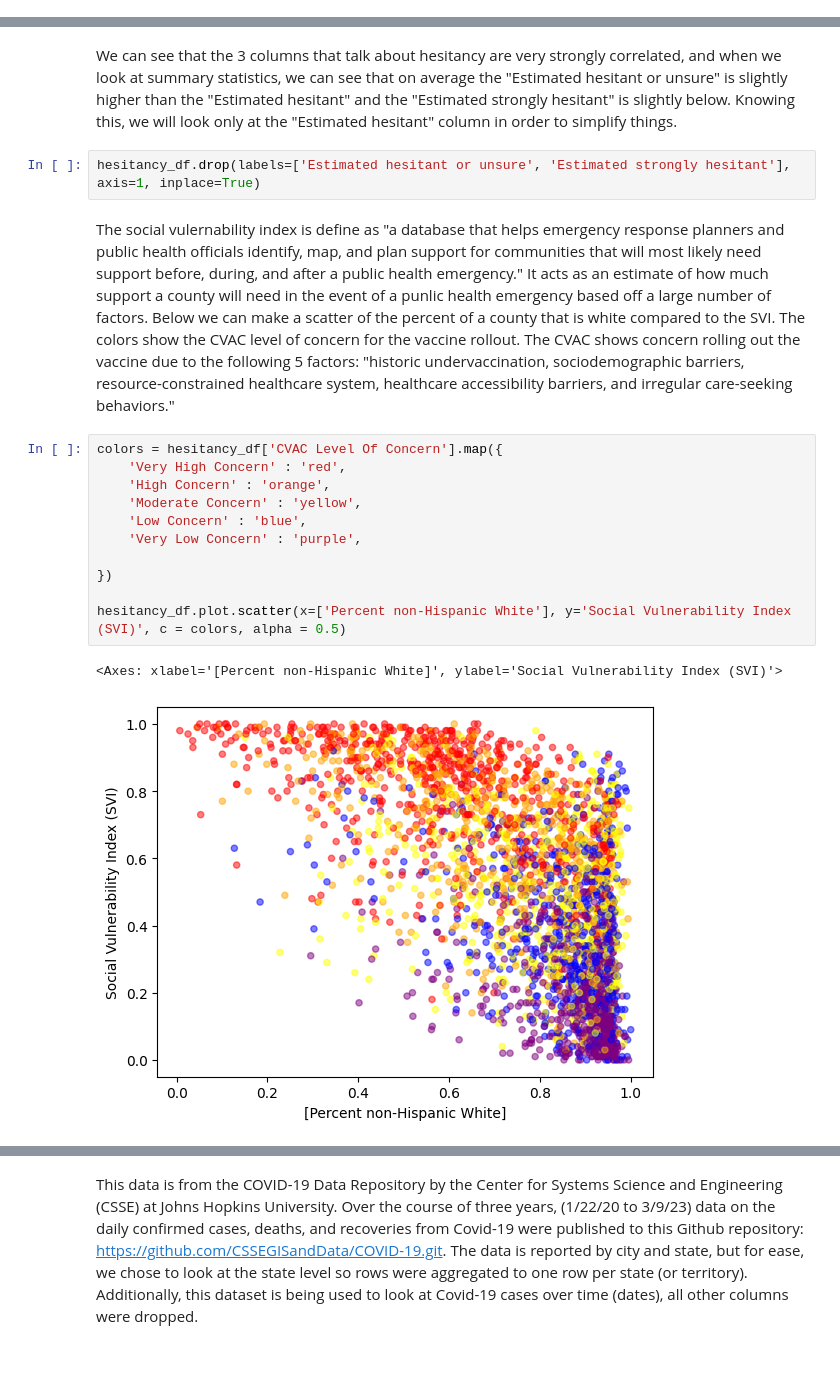
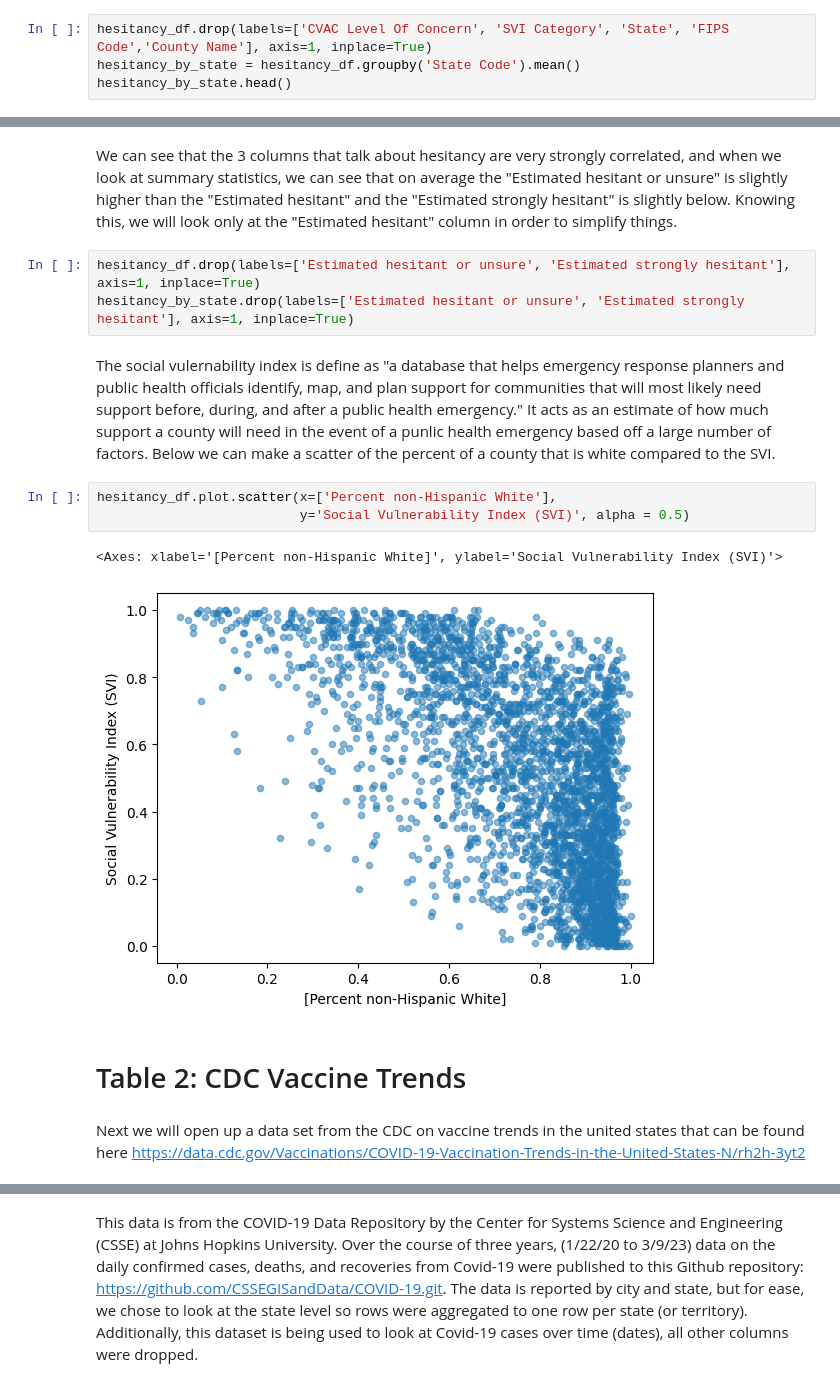
Before and after one commit to criviere1/criviere1.github.io, a Jupyter notebook: Milestone1.ipynb, the cells around one changed output, grey strips where cells are left out. Saved outputs shown, nothing was run; the diff lists cells and outputs as text; blank space fills up the shorter version.

```diff
--- a/Milestone1.ipynb
+++ b/Milestone1.ipynb
@@ -34,0 +65,4 @@ KeyboardInterrupt:
+# %%
+hesitancy_df.drop(labels=['CVAC Level Of Concern', 'SVI Category', 'State', 'FIPS Code','County Name'], axis=1, inplace=True)
+hesitancy_by_state = hesitancy_df.groupby('State Code').mean()
+hesitancy_by_state.head()
@@ -79,19 +121,16 @@ hesitancy_df[variables].describe()
 We can see that the 3 columns that talk about hesitancy are very strongly correlated, and when we look at summary statistics, we can see that on average the "Estimated hesitant or unsure" is slightly higher than the "Estimated hesitant" and the "Estimated strongly hesitant" is slightly below. Knowing this, we will look only at the "Estimated hesitant" column in order to simplify things.
 # %%
 hesitancy_df.drop(labels=['Estimated hesitant or unsure', 'Estimated strongly hesitant'], axis=1, inplace=True)
+hesitancy_by_state.drop(labels=['Estimated hesitant or unsure', 'Estimated strongly hesitant'], axis=1, inplace=True)
 # %% [markdown]
-The social vulernability index is define as "a database that helps emergency response planners and public health officials identify, map, and plan support for communities that will most likely need support before, during, and after a public health emergency." It acts as an estimate of how much support a county will need in the event of a punlic health emergency based off a large number of factors. Below we can make a scatter of the percent of a county that is white compared to the SVI. The colors show the CVAC level of concern for the vaccine rollout. The CVAC shows concern rolling out the vaccine due to the following 5 factors: "historic undervaccination, sociodemographic barriers, resource-constrained healthcare system, healthcare accessibility barriers, and irregular care-seeking behaviors."
+The social vulernability index is define as "a database that helps emergency response planners and public health officials identify, map, and plan support for communities that will most likely need support before, during, and after a public health emergency." It acts as an estimate of how much support a county will need in the event of a punlic health emergency based off a large number of factors. Below we can make a scatter of the percent of a county that is white compared to the SVI.
 # %%
-colors = hesitancy_df['CVAC Level Of Concern'].map({
-    'Very High Concern' : 'red',
-    'High Concern' : 'orange',
-    'Moderate Concern' : 'yellow',
-    'Low Concern' : 'blue',
-    'Very Low Concern' : 'purple',
-
-})
-
-hesitancy_df.plot.scatter(x=['Percent non-Hispanic White'], y='Social Vulnerability Index (SVI)', c = colors, alpha = 0.5)
+hesitancy_df.plot.scatter(x=['Percent non-Hispanic White'],
+                          y='Social Vulnerability Index (SVI)', alpha = 0.5)
 # %% [output]
 <Axes: xlabel='[Percent non-Hispanic White]', ylabel='Social Vulnerability Index (SVI)'>
-[figure, old version]
+[figure, new version]
+# %% [markdown]
+# Table 2: CDC Vaccine Trends
+# %% [markdown]
+Next we will open up a data set from the CDC on vaccine trends in the united states that can be found here https://data.cdc.gov/Vaccinations/COVID-19-Vaccination-Trends-in-the-United-States-N/rh2h-3yt2
```
Also changed, not shown: parts of 48 cells of this notebook, 8 other files.
